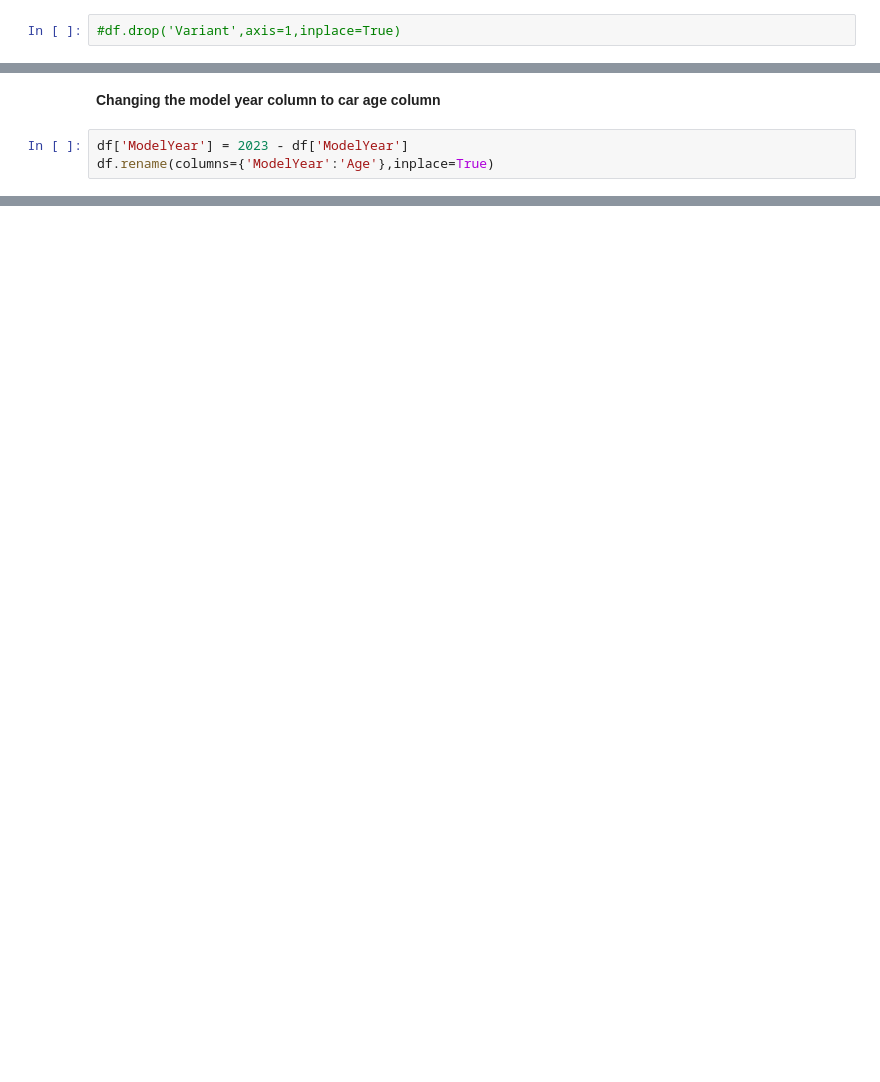
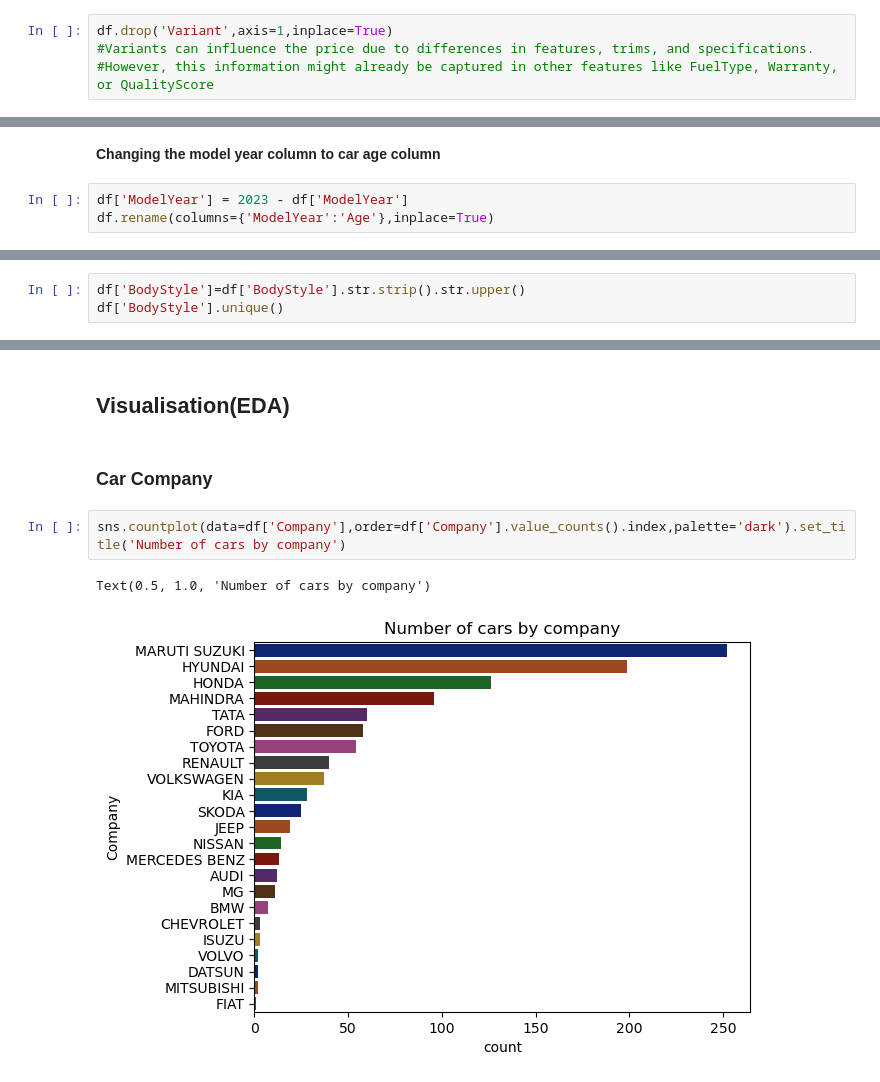
Before and after one commit to shriansh8619/Used-Car-Price-Prediction, a Jupyter notebook: Used_Car_Price_Prediction.ipynb, the cells around one changed output, grey strips where cells are left out. Saved outputs shown, nothing was run; the diff lists cells and outputs as text; blank space fills up the shorter version.

```diff
--- a/Used_Car_Price_Prediction.ipynb
+++ b/Used_Car_Price_Prediction.ipynb
@@ -114,4 +123,6 @@ df['Variant'].nunique()
 # %% [markdown]
 **The number of unique variants is very high and would create too many categories (resulting in overfitting or sparsity), it might be better to drop it**
 # %%
-#df.drop('Variant',axis=1,inplace=True)
+df.drop('Variant',axis=1,inplace=True)
+#Variants can influence the price due to differences in features, trims, and specifications.
+#However, this information might already be captured in other features like FuelType, Warranty, or QualityScore
@@ -165,0 +162,3 @@ Index(['Kilometer', 'Age', 'Price', 'Warranty', 'QualityScore'], dtype='object')
+# %%
+df['BodyStyle']=df['BodyStyle'].str.strip().str.upper()
+df['BodyStyle'].unique()
@@ -165,0 +177,9 @@ Index(['Kilometer', 'Age', 'Price', 'Warranty', 'QualityScore'], dtype='object')
+# %% [markdown]
+## Visualisation(EDA)
+# %% [markdown]
+### Car Company
+# %%
+sns.countplot(data=df['Company'],order=df['Company'].value_counts().index,palette='dark').set_title('Number of cars by company')
+# %% [output]
+Text(0.5, 1.0, 'Number of cars by company')
+[figure, added]
```
Also changed, not shown: parts of 34 cells of this notebook.
